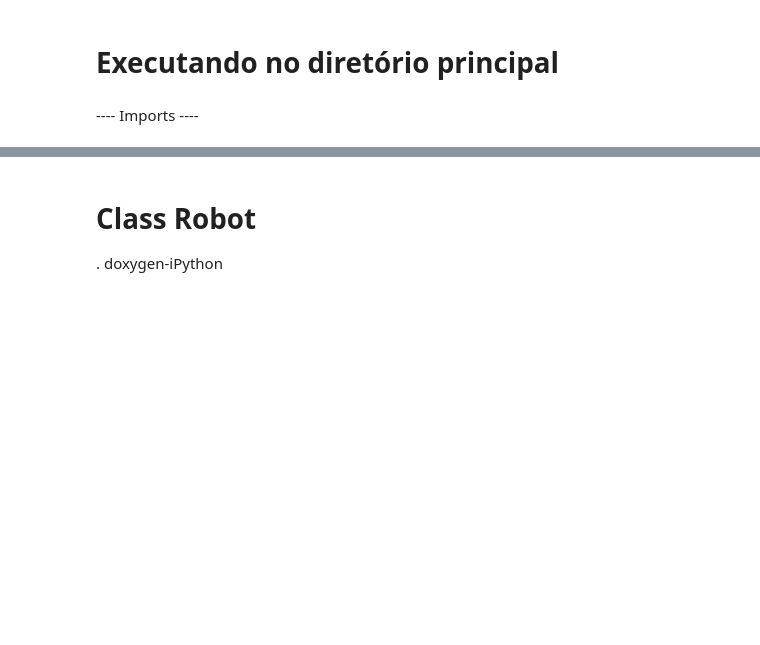
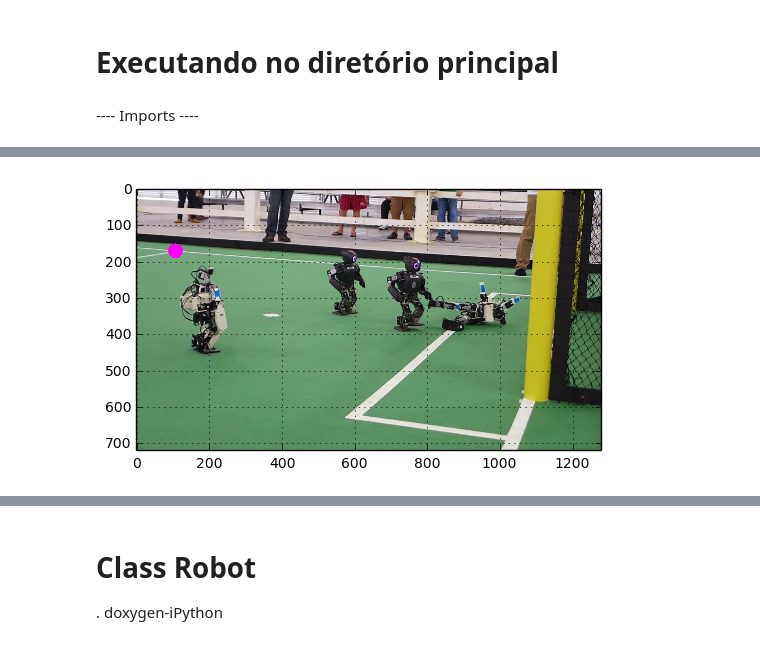
Before and after one commit to RoboFEI/RoboFEI-HT_2019, a Jupyter notebook: AI/Vision/Workbench/iPython/Robot.ipynb, the cells around one changed output, grey strips where cells are left out. Drawn from its saved outputs; the diff is of its cells as text; code cells hidden in the pictures; blank space fills up the shorter version.

```diff
--- a/AI/Vision/Workbench/iPython/Robot.ipynb
+++ b/AI/Vision/Workbench/iPython/Robot.ipynb
@@ -32,0 +63,8 @@ sys.path.append('./Workbench/iPython')
+# %%
+observation = {}
+observation['frame'] = image.copy()
+
+observation['objetos'] = classific.detect(observation)
+observation['objetos'] = observation['objetos'][observation['objetos'].classes != "robot"].reset_index()
+del observation['objetos']["index"]
+observation['objetos']
@@ -32,0 +78,18 @@ sys.path.append('./Workbench/iPython')
+# %%
+frame = image.copy()
+for __, __, pos in observation['objetos'].values[:1]:
+    cv2.circle(
+        frame,
+        tuple(
+            np.resize(
+                np.array(pos)*np.array(frame.shape[:2]+frame.shape[:2]),
+                (2,2)
+            ).mean(axis=0).astype(int)
+        )[::-1],
+        20,
+        (255, 0, 255),
+        -1,
+    )
+plot(frame)
+# %% [output]
+[figure, added]
```
Also changed, not shown: parts of 6 cells of this notebook, 11 other files.
